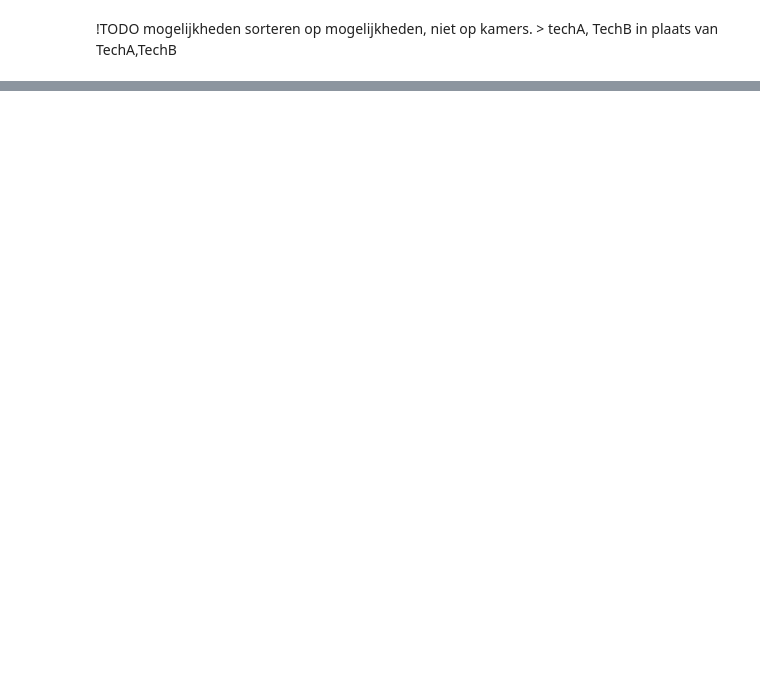
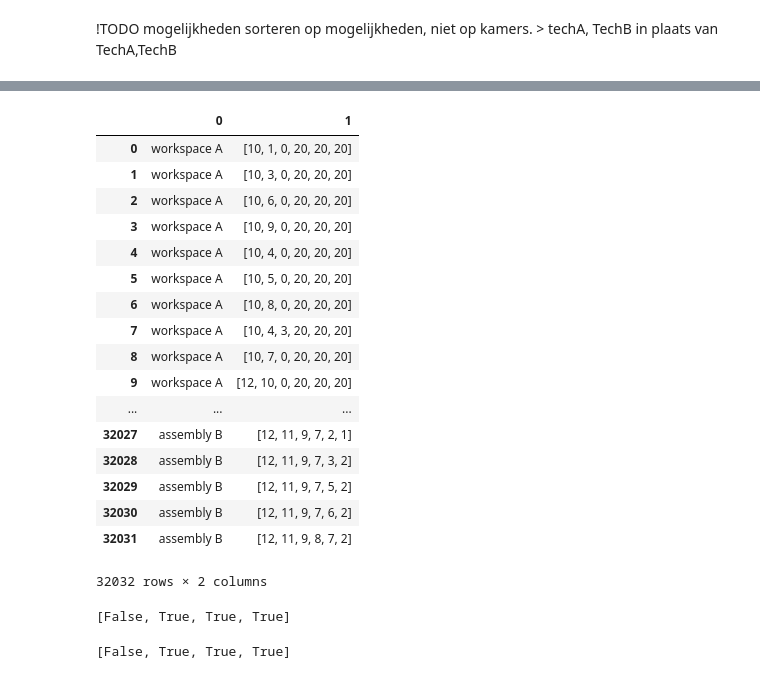
Before and after one commit to Robbertvld/Modelleren, a Jupyter notebook: Verslag.ipynb, the cells around one changed output, grey strips where cells are left out. Saved outputs shown, nothing was run; the diff lists cells and outputs as text; code cells hidden in the pictures; blank space fills up the shorter version.

```diff
--- a/Verslag.ipynb
+++ b/Verslag.ipynb
@@ -572,2 +639,21 @@ tasktest.Mogelijkheden[1].dfMogelijkheden.iloc[5,0]
 # %%
-dfSprint1.Mogelijkheden[1].dfMogelijkheden
+dfSprint1.Mogelijkheden[18].dfMogelijkheden
+# %% [output]
+|  | 0 | 1 |
+| 0 | workspace A | [10, 1, 0, 20, 20, 20] |
+| 1 | workspace A | [10, 3, 0, 20, 20, 20] |
+| 2 | workspace A | [10, 6, 0, 20, 20, 20] |
+| 3 | workspace A | [10, 9, 0, 20, 20, 20] |
+| 4 | workspace A | [10, 4, 0, 20, 20, 20] |
+| 5 | workspace A | [10, 5, 0, 20, 20, 20] |
+| 6 | workspace A | [10, 8, 0, 20, 20, 20] |
+| 7 | workspace A | [10, 4, 3, 20, 20, 20] |
+| 8 | workspace A | [10, 7, 0, 20, 20, 20] |
+| 9 | workspace A | [12, 10, 0, 20, 20, 20] |
+| ... | ... | ... |
+| 32027 | assembly B | [12, 11, 9, 7, 2, 1] |
+| 32028 | assembly B | [12, 11, 9, 7, 3, 2] |
+| 32029 | assembly B | [12, 11, 9, 7, 5, 2] |
+| 32030 | assembly B | [12, 11, 9, 7, 6, 2] |
+| 32031 | assembly B | [12, 11, 9, 8, 7, 2] |
+32032 rows × 2 columns
@@ -575,0 +660,16 @@ dfKalender.iloc[0,:].DagRooster.dfRooster
+# %%
+a = [0,0,0,0]
+b = [1,0,0,0]
+c = [0,1,0,0]
+
+[i==j for i,j in zip(a,b)]
+# %% [output]
+[False, True, True, True]
+# %%
+a = [True, True, True, True]
+b = [False, True, True, True]
+c = [0,1,0,0]
+
+[i&j for i,j in zip(a,b)]
+# %% [output]
+[False, True, True, True]
```
Also changed, not shown: parts of 11 cells of this notebook.
